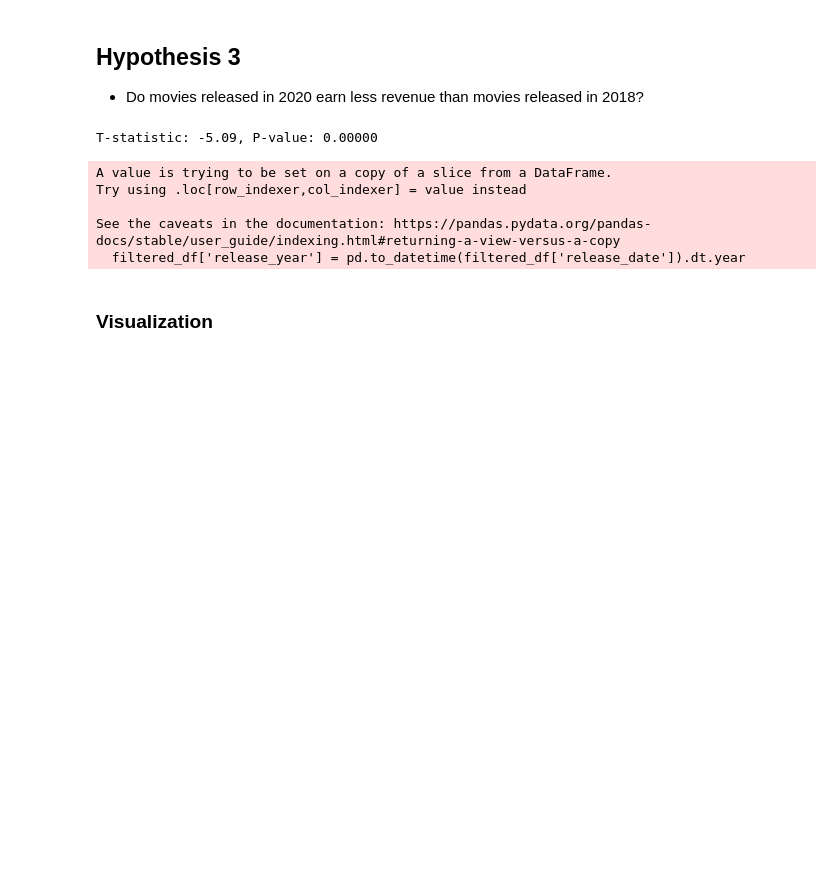
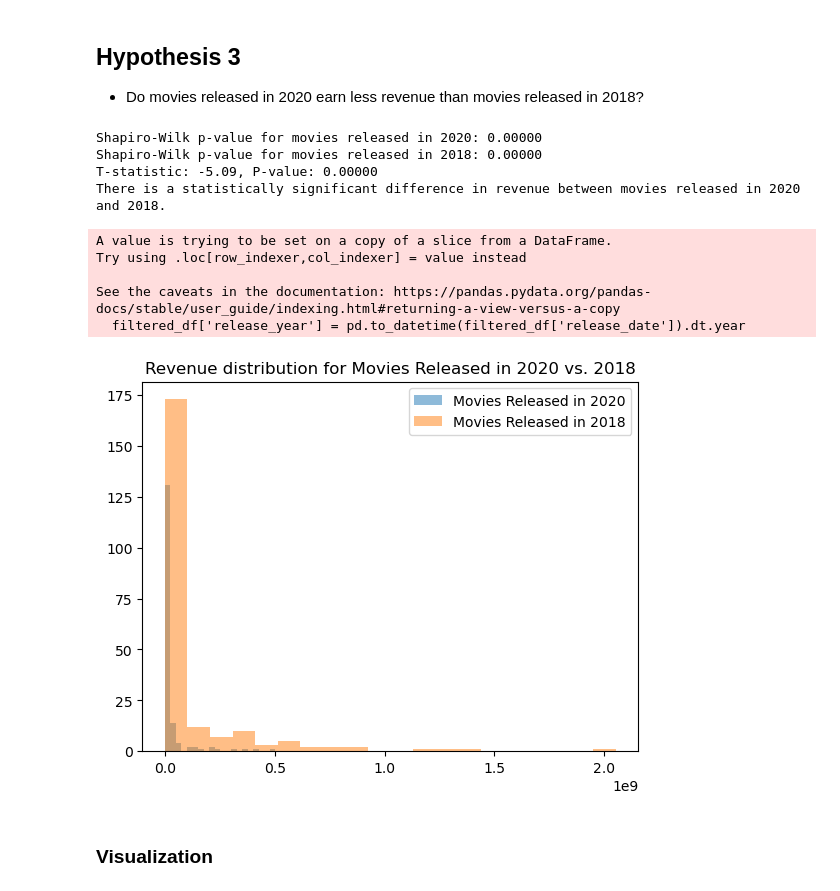
Before and after one commit to Yaman-Shadid/Project-3, a Jupyter notebook: Project 3 Part 4.ipynb, the cells around one changed output. Drawn from its saved outputs; the diff is of its cells as text; code cells hidden in the pictures; blank space fills up the shorter version.

```diff
--- a/Project 3 Part 4.ipynb
+++ b/Project 3 Part 4.ipynb
@@ -127,24 +191,57 @@ plt.show()
 ## Hypothesis 3
 
 - Do movies released in 2020 earn less revenue than movies released in 2018?
-# %%
-# Extract year from release_date (assuming it's in 'YYYY-MM-DD' format)
-filtered_df['release_year'] = pd.to_datetime(filtered_df['release_date']).dt.year
-
-# Separate movies based on release year
-movies_2020 = filtered_df[filtered_df['release_year'] == 2020]['revenue']
-movies_2018 = filtered_df[filtered_df['release_year'] == 2018]['revenue']
-
-# T-test
-t_stat2, p_val2 = stats.ttest_ind(movies_2020, movies_2018, equal_var=False)
-print(f"T-statistic: {t_stat2:.2f}, P-value: {p_val2:.5f}")
-# %% [output]
-T-statistic: -5.09, P-value: 0.00000
-A value is trying to be set on a copy of a slice from a DataFrame.
-Try using .loc[row_indexer,col_indexer] = value instead
-
-See the caveats in the documentation: https://pandas.pydata.org/pandas-docs/stable/user_guide/indexing.html#returning-a-view-versus-a-copy
-  filtered_df['release_year'] = pd.to_datetime(filtered_df['release_date']).dt.year
+# %%
+import scipy.stats as stats
+import matplotlib.pyplot as plt
+import scipy.stats as stats
+
+# Filter dataframe for non-zero revenues and where certification is present
+filtered_df = df[(df['revenue'] > 0) & (df['certification'].notnull())]
+
+# Extract year from release_date (assuming it's in 'YYYY-MM-DD' format)
+filtered_df['release_year'] = pd.to_datetime(filtered_df['release_date']).dt.year
+
+# Separate movies based on release year
+movies_2020 = filtered_df[filtered_df['release_year'] == 2020]['revenue']
+movies_2018 = filtered_df[filtered_df['release_year'] == 2018]['revenue']
+
+# Check the assumption of independence
+# Check the assumption of normality
+# Use Shapiro-Wilk test to check normality for both groups
+_, p_value_2020 = stats.shapiro(movies_2020)
+_, p_value_2018 = stats.shapiro(movies_2018)
+print(f"Shapiro-Wilk p-value for movies released in 2020: {p_value_2020:.5f}")
+print(f"Shapiro-Wilk p-value for movies released in 2018: {p_value_2018:.5f}")
+
+# Perform T-test
+t_stat2, p_val2 = stats.ttest_ind(movies_2020, movies_2018, equal_var=False)
+print(f"T-statistic: {t_stat2:.2f}, P-value: {p_val2:.5f}")
+
+# Interpret the results
+if p_val2 < 0.05:
+    print("There is a statistically significant difference in revenue between movies released in 2020 and 2018.")
+else:
+    print("There is no statistically significant difference in revenue between movies released in 2020 and 2018.")
+
+# Plot histograms for each group to visualize the distribution
+plt.figure()
+plt.hist(movies_2020, bins=20, alpha=0.5, label='Movies Released in 2020')
+plt.hist(movies_2018, bins=20, alpha=0.5, label='Movies Released in 2018')
+plt.title('Revenue distribution for Movies Released in 2020 vs. 2018')
+plt.legend()
+plt.show()
+# %% [output]
+Shapiro-Wilk p-value for movies released in 2020: 0.00000
+Shapiro-Wilk p-value for movies released in 2018: 0.00000
+T-statistic: -5.09, P-value: 0.00000
+There is a statistically significant difference in revenue between movies released in 2020 and 2018.
+A value is trying to be set on a copy of a slice from a DataFrame.
+Try using .loc[row_indexer,col_indexer] = value instead
+
+See the caveats in the documentation: https://pandas.pydata.org/pandas-docs/stable/user_guide/indexing.html#returning-a-view-versus-a-copy
+  filtered_df['release_year'] = pd.to_datetime(filtered_df['release_date']).dt.year
+[figure, added]
 # %% [markdown]
 ### Visualization
 # %%
```
Also changed, not shown: parts of 6 cells of this notebook.
